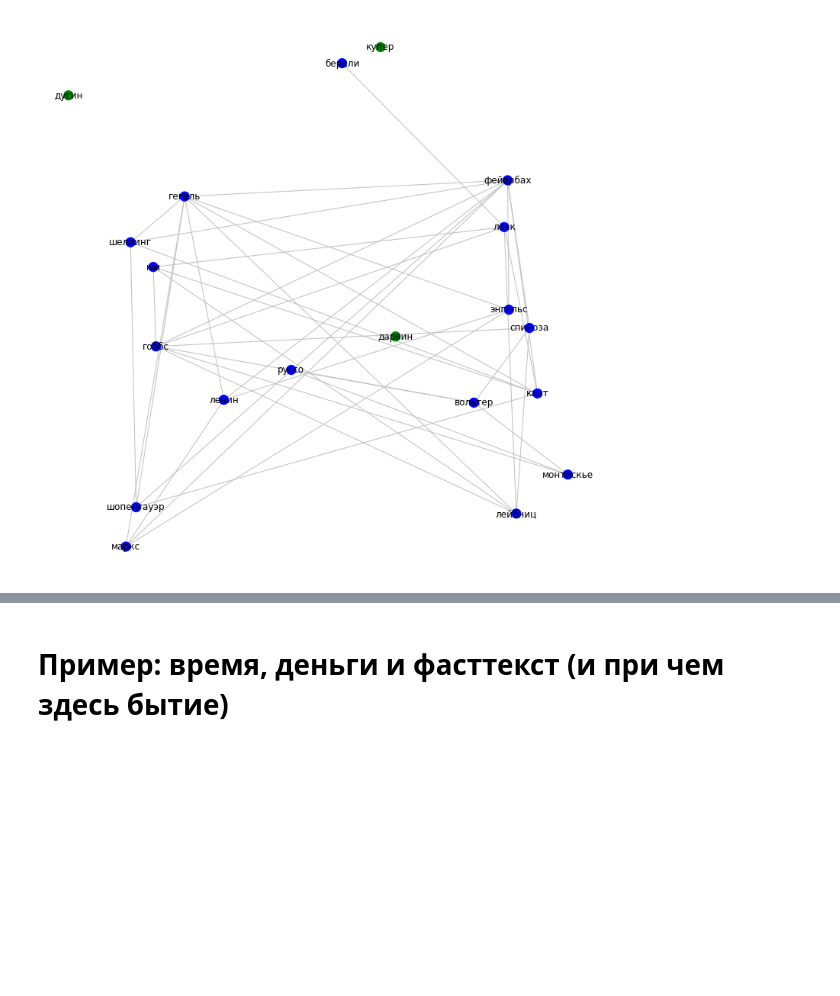
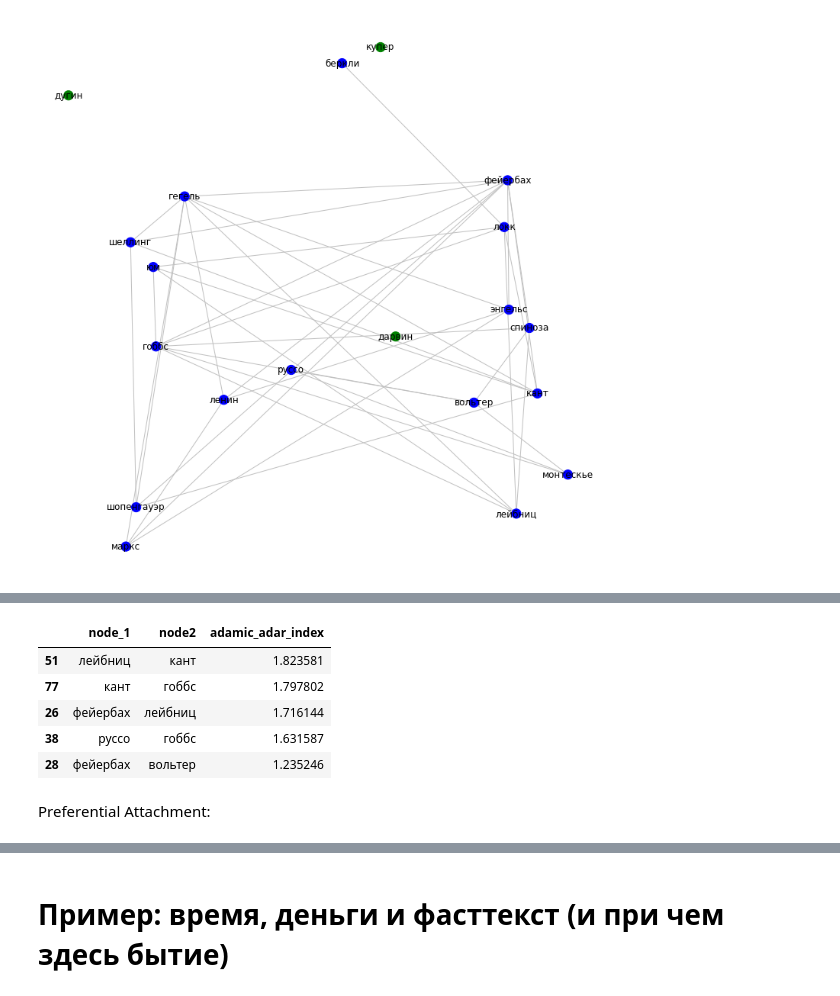
Before and after one commit to visualcomments/ru_philosophy, a Jupyter notebook: philosophy_praktikum.ipynb, the cells around one changed output, grey strips where cells are left out. Saved outputs shown, nothing was run; the diff lists cells and outputs as text; code cells hidden in the pictures; blank space fills up the shorter version.

```diff
--- a/philosophy_praktikum.ipynb
+++ b/philosophy_praktikum.ipynb
@@ -495,0 +570,11 @@ nx.draw(
+# %%
+adamic_adar_index.sort_values(by = 'adamic_adar_index', ascending = False).head()
+# %% [output]
+|  | node_1 | node2 | adamic_adar_index |
+| 51 | лейбниц | кант | 1.823581 |
+| 77 | кант | гоббс | 1.797802 |
+| 26 | фейербах | лейбниц | 1.716144 |
+| 38 | руссо | гоббс | 1.631587 |
+| 28 | фейербах | вольтер | 1.235246 |
+# %% [markdown]
+Preferential Attachment:
```
Also changed, not shown: parts of 30 cells of this notebook.
